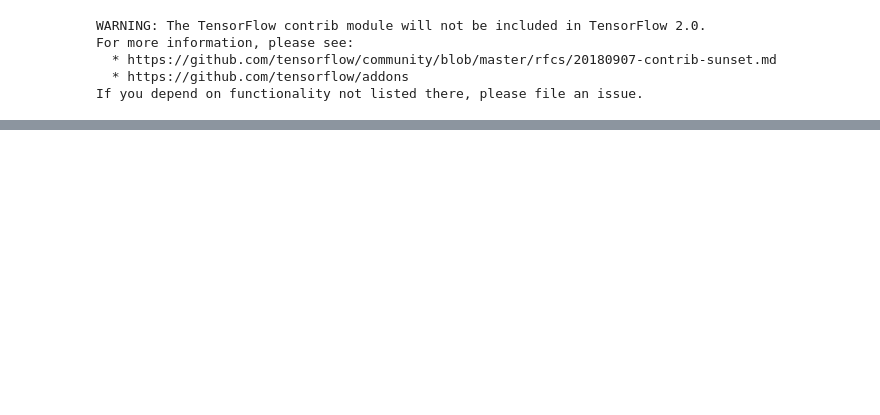
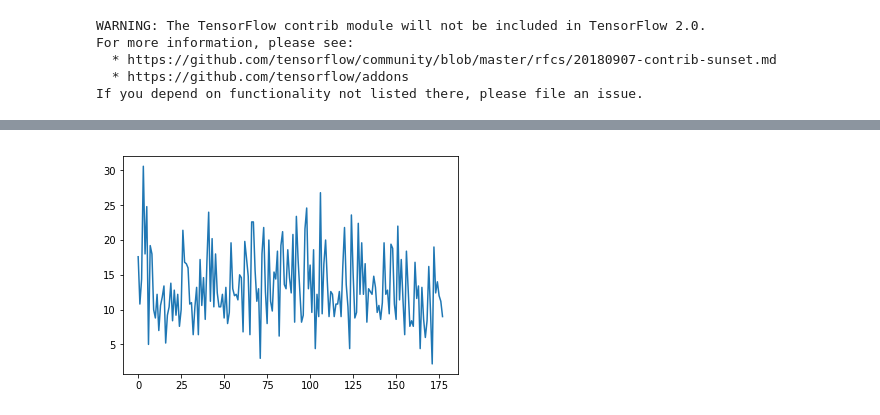
Before and after one commit to albalaka/DLQR, a Jupyter notebook: CartPole.ipynb, the cells around one changed output, grey strips where cells are left out. Drawn from its saved outputs; the diff is of its cells as text; code cells hidden in the pictures; blank space fills up the shorter version.

```diff
--- a/CartPole.ipynb
+++ b/CartPole.ipynb
@@ -13,3 +13,11 @@ For more information, please see:
   * https://github.com/tensorflow/community/blob/master/rfcs/20180907-contrib-sunset.md
   * https://github.com/tensorflow/addons
 If you depend on functionality not listed there, please file an issue.
+# %%
+tf.reset_default_graph()
+with tf.Session() as sess:
+    a = tf.Variable(tf.zeros([10,4], dtype = tf.float32))
+    sess.run(tf.global_variables_initializer())
+    print(a.eval())
+    a = tf.assign(a[0], tf.constant(1, dtype = tf.float32, shape = [4]))
+    print(a.eval())
@@ -167,7 +196,7 @@ class LSTM_SSM_model(object):
             '''
 
         self.sess = sess
-
+        self.counter = 0
         '''nn model hyperparameters'''
         self.learning_rate = learning_rate
         self.max_sample_len = tf.Variable(200, name = 'sample_len', trainable=False)
@@ -224,6 +253,7 @@ class LSTM_SSM_model(object):
             print('This model has no folder')
             os.makedirs(self.model_folder)
         self.saved_model_location = '{}/model.ckpt'.format(self.model_folder)
+        self.log_dir = './log/'+name+time.ctime().replace(' ','_')
 
         self.losses = []
 
@@ -466,9 +496,7 @@ class LSTM_SSM_model(object):
         #Delete this section
         Q = np.eye(4)*[10,1,1,1]
         R = 1
-
-
-
+        writer = tf.summary.FileWriter(self.log_dir, self.sess.graph)
         self.rewards = [0 for _ in range(epochs)]
 #         self.environment_states = [[] for _ in range(epochs)]
 #         self.KF_states = [[] for _ in range(epochs)]
@@ -548,26 +576,29 @@ class LSTM_SSM_model(object):
 #                 for item in value:
 #                     print(item.shape)
             self.calculate_new_loss(self.rewards[i])
+            merged = tf.summary.merge_all()
+
+#             tf.summary.scalar('rewards',self.rewards[i])
+            self.counter+=1
 #             self.calculate_new_loss(self.rewards[i])
             self.sess.run(tf.global_variables_initializer())
             feed_dict={self.reward:self.rewards[i]}
 #             loss_, _,_ = self.sess.run([self.loss, self.train_op, self.increment_global_step], feed_dict=feed_dict)
-            loss_, _ = self.sess.run([self.loss, self.train_op], feed_dict=feed_dict)
-
+            summary, loss_, _ = self.sess.run([merged, self.loss, self.train_op], feed_dict=feed_dict)
+            writer.add_summary(summary,self.counter)
 
 #             print(self.sess.run(self.global_step))
-
 
             print('Loss: {:.3f}'.format(loss_))
             print("Epoch {} ended after {:.3f} minutes, with {} rewards\nTime per reward: {:.3f}".
                   format(i,(time.time()-start)/60,self.rewards[i],(time.time()-start)/(60*self.rewards[i])))
-        self.saver.save(self.sess, self.saved_model_location)#, global_step=self.global_step)
+        self.saver.save(self.sess, self.saved_model_location, global_step = self.counter)#, global_step=self.global_step)
 #             print("Model Saved at {}".format(self.saved_model_location))
         print("Total time: {:.3f}".format((time.time()-start)/60))
         return self
 # %%
 rewards = []
-for _ in range(20):
+for _ in range(500):
     tf.reset_default_graph()
     with tf.Session() as sess:
         testing = LSTM_SSM_model(sess, name = 'deleteme')
@@ -597,3 +649,8 @@ Total time: 0.288
+# %%
+plt.plot(np.mean(np.array(rewards),axis=1))
+plt.show()
+# %% [output]
+[figure, added]
 # %%
 P_0=np.eye(4)
 Q = np.eye(4)
```
Also changed, not shown: parts of 3 cells of this notebook, 1 other file.
